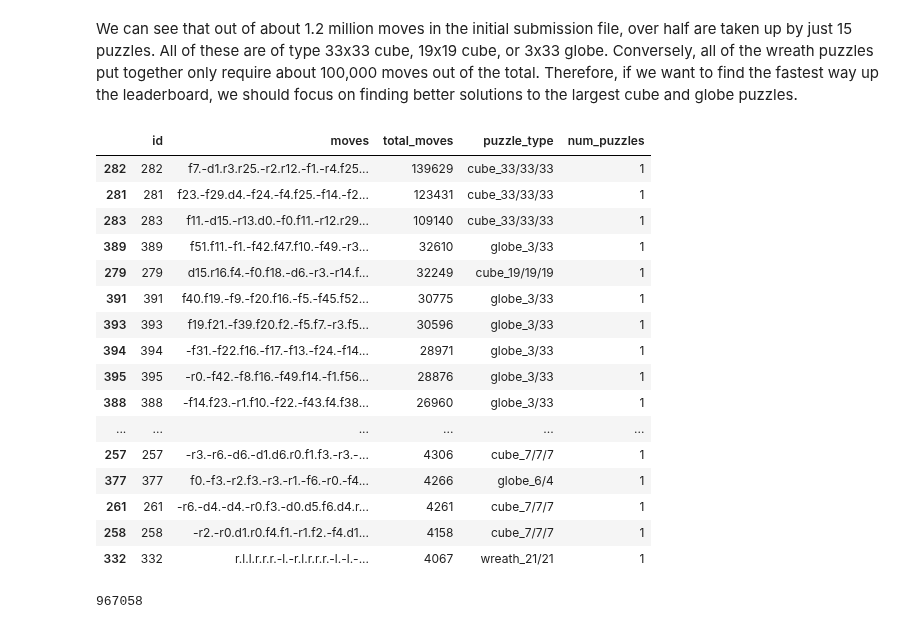
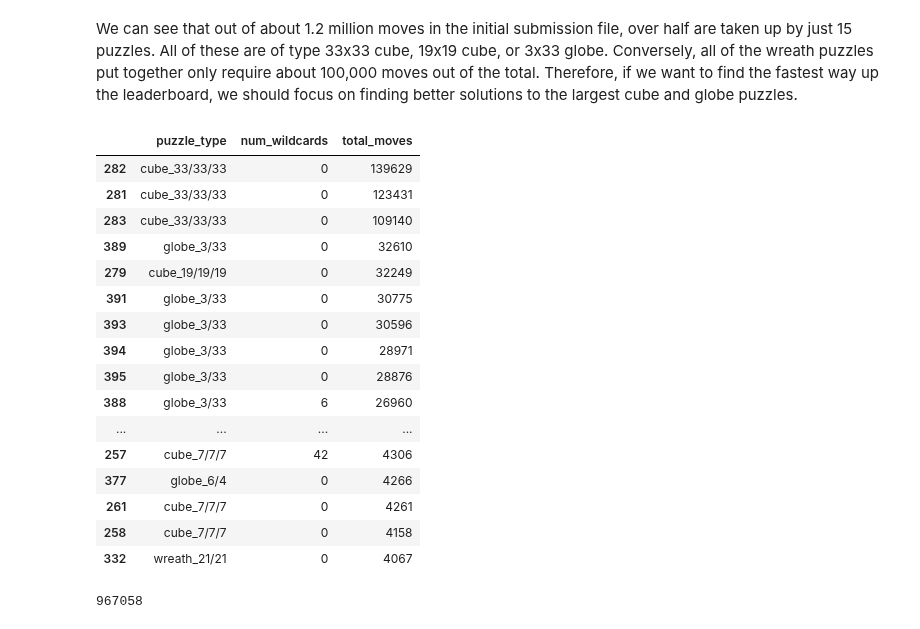
Before and after one commit to lambe/kaggling, a Jupyter notebook: santa_2023/santa-2023-EDA.ipynb, the cells around one changed output. Cells and saved outputs as stored; diff of their text form; code cells hidden in the pictures.

```diff
--- a/santa_2023/santa-2023-EDA.ipynb
+++ b/santa_2023/santa-2023-EDA.ipynb
@@ -11,6 +11,9 @@ root_dir = "competition_data"
 puzzles_df = pd.read_csv(os.path.join(root_dir, 'puzzles.csv'))
 puzzle_info_df = pd.read_csv(os.path.join(root_dir, 'puzzle_info.csv'))
 submission_df = pd.read_csv(os.path.join(root_dir, 'sample_submission.csv'))
+# %%
+super_df = pd.merge(puzzles_df, puzzle_info_df, on='puzzle_type')
+super_df = pd.merge(super_df, submission_df, on='id')
 # %% [markdown]
 ### Some quick notes about puzzle structure
 - Cube_x/x/x puzzles have a set of moves {f0, f1, ..., f(x-1), r0, r1, ..., r(x-1), d0, d1, ..., d(x-1)}
@@ -31,12 +34,11 @@ More information is given in the [getting started notebook](https://www.kaggle.c
 ### Breaking down which puzzles have the most moves
 # %%
 # Count the total number of moves in the submission from each puzzle type
-submission_df['total_moves'] = submission_df['moves'].apply(lambda x: len(x.split(".")))
-submission_df['puzzle_type'] = puzzles_df.loc[submission_df['id']]['puzzle_type'].values
-submission_df['num_puzzles'] = 1
-submission_group_df = submission_df.groupby('puzzle_type').agg({'total_moves': 'sum', 'num_puzzles': 'sum'}).reset_index()
-submission_group_df = submission_group_df.sort_values(by=['total_moves'], ascending=False)
-submission_group_df
+super_df['total_moves'] = super_df['moves'].apply(lambda x: len(x.split(".")))
+super_df['num_puzzles'] = 1
+super_group_df = super_df.groupby('puzzle_type').agg({'total_moves': 'sum', 'num_puzzles': 'sum'}).reset_index()
+super_group_df = super_group_df.sort_values(by=['total_moves'], ascending=False)
+super_group_df
 # %% [output]
 |  | puzzle_type | total_moves | num_puzzles |
 | 4 | cube_33/33/33 | 372200 | 3 |
@@ -59,24 +61,24 @@ submission_group_df
 We can see that out of about 1.2 million moves in the initial submission file, over half are taken up by just 15 puzzles. All of these are of type 33x33 cube, 19x19 cube, or 3x33 globe. Conversely, all of the wreath puzzles put together only require about 100,000 moves out of the total. Therefore, if we want to find the fastest way up the leaderboard, we should focus on finding better solutions to the largest cube and globe puzzles.
 # %%
 # Sort submission by total moves
-submission_df_sorted = submission_df.sort_values(by=['total_moves'], ascending=False)
-submission_df_sorted.iloc[:50]
+super_df_sorted = super_df.sort_values(by=['total_moves'], ascending=False)
+super_df_sorted[["puzzle_type", "num_wildcards", "total_moves"]].iloc[:50]
 # %% [output]
-|  | id | moves | total_moves | puzzle_type | num_puzzles |
-| 282 | 282 | f7.-d1.r3.r25.-r2.r12.-f1.-r4.f25... | 139629 | cube_33/33/33 | 1 |
-| 281 | 281 | f23.-f29.d4.-f24.-f4.f25.-f14.-f2... | 123431 | cube_33/33/33 | 1 |
-| 283 | 283 | f11.-d15.-r13.d0.-f0.f11.-r12.r29... | 109140 | cube_33/33/33 | 1 |
-| 389 | 389 | f51.f11.-f1.-f42.f47.f10.-f49.-r3... | 32610 | globe_3/33 | 1 |
-| 279 | 279 | d15.r16.f4.-f0.f18.-d6.-r3.-r14.f... | 32249 | cube_19/19/19 | 1 |
-| 391 | 391 | f40.f19.-f9.-f20.f16.-f5.-f45.f52... | 30775 | globe_3/33 | 1 |
-| 393 | 393 | f19.f21.-f39.f20.f2.-f5.f7.-r3.f5... | 30596 | globe_3/33 | 1 |
-| 394 | 394 | -f31.-f22.f16.-f17.-f13.-f24.-f14... | 28971 | globe_3/33 | 1 |
-| 395 | 395 | -r0.-f42.-f8.f16.-f49.f14.-f1.f56... | 28876 | globe_3/33 | 1 |
-| 388 | 388 | -f14.f23.-r1.f10.-f22.-f43.f4.f38... | 26960 | globe_3/33 | 1 |
-| ... | ... | ... | ... | ... | ... |
-| 257 | 257 | -r3.-r6.-d6.-d1.d6.r0.f1.f3.-r3.-... | 4306 | cube_7/7/7 | 1 |
-| 377 | 377 | f0.-f3.-r2.f3.-r3.-r1.-f6.-r0.-f4... | 4266 | globe_6/4 | 1 |
-| 261 | 261 | -r6.-d4.-d4.-r0.f3.-d0.d5.f6.d4.r... | 4261 | cube_7/7/7 | 1 |
-| 258 | 258 | -r2.-r0.d1.r0.f4.f1.-r1.f2.-f4.d1... | 4158 | cube_7/7/7 | 1 |
-| 332 | 332 | r.l.l.r.r.r.-l.-r.l.r.r.r.-l.-l.-... | 4067 | wreath_21/21 | 1 |
+|  | puzzle_type | num_wildcards | total_moves |
+| 282 | cube_33/33/33 | 0 | 139629 |
+| 281 | cube_33/33/33 | 0 | 123431 |
+| 283 | cube_33/33/33 | 0 | 109140 |
+| 389 | globe_3/33 | 0 | 32610 |
+| 279 | cube_19/19/19 | 0 | 32249 |
+| 391 | globe_3/33 | 0 | 30775 |
+| 393 | globe_3/33 | 0 | 30596 |
+| 394 | globe_3/33 | 0 | 28971 |
+| 395 | globe_3/33 | 0 | 28876 |
+| 388 | globe_3/33 | 6 | 26960 |
+| ... | ... | ... | ... |
+| 257 | cube_7/7/7 | 42 | 4306 |
+| 377 | globe_6/4 | 0 | 4266 |
+| 261 | cube_7/7/7 | 0 | 4261 |
+| 258 | cube_7/7/7 | 0 | 4158 |
+| 332 | wreath_21/21 | 0 | 4067 |
 # %%
```
Also changed, not shown: parts of 4 cells of this notebook.
